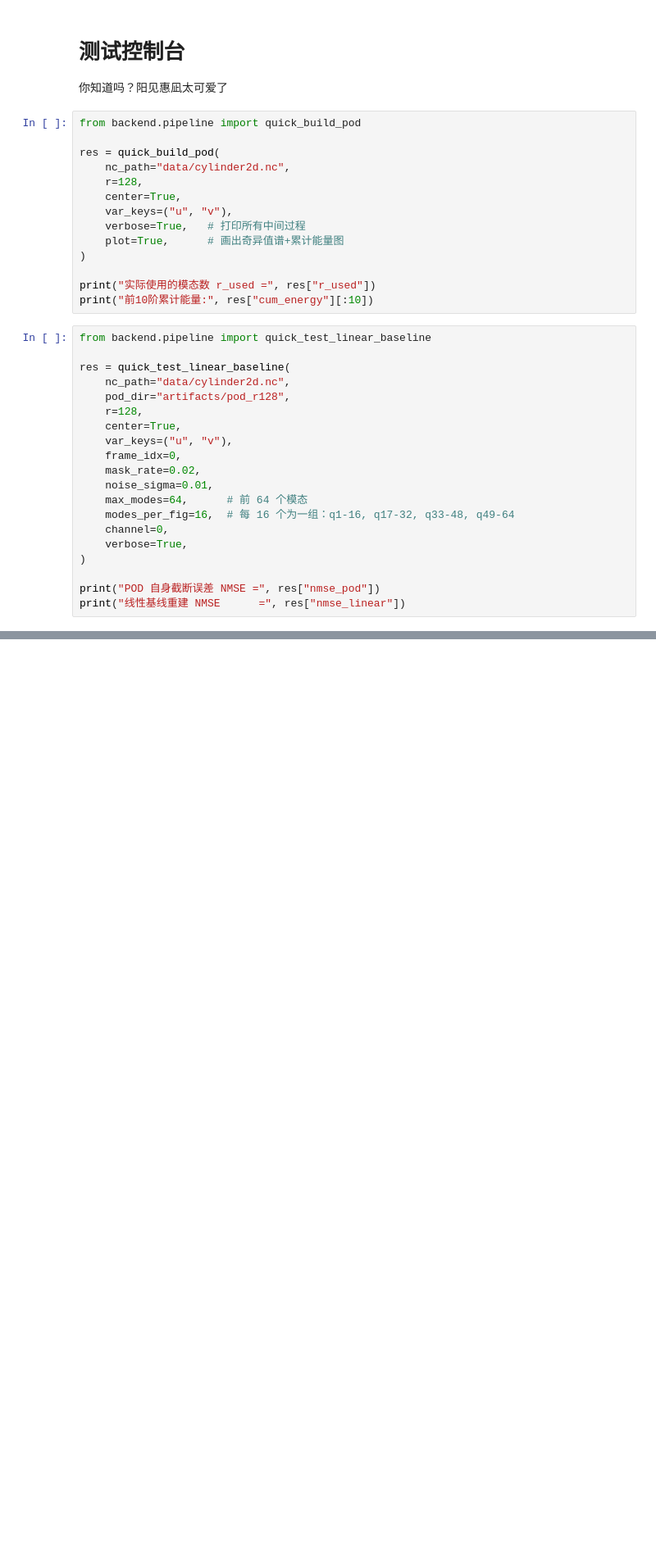
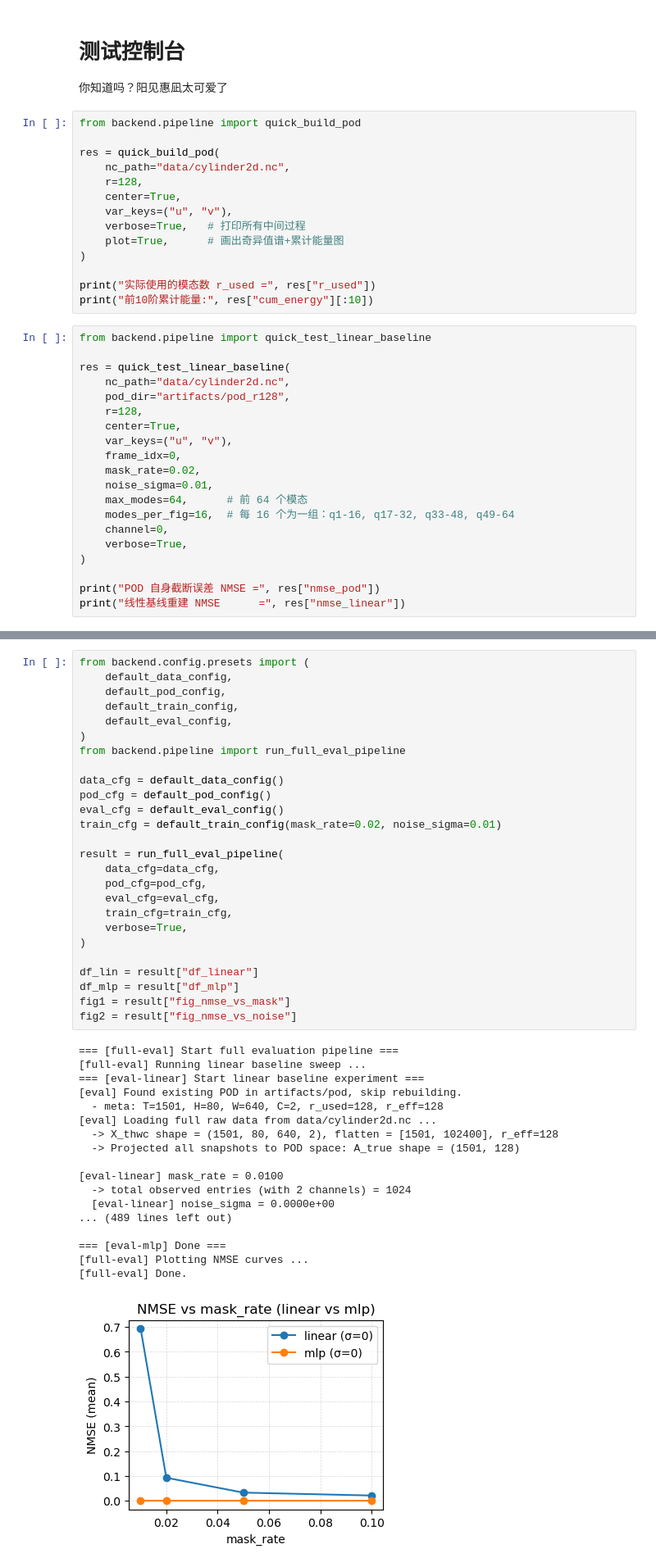
Before and after one commit to Flyingfish812/Ena, a Jupyter notebook: console.ipynb, the cells around one changed output, grey strips where cells are left out. Shown at 82% size. Saved outputs shown, nothing was run; the diff lists cells and outputs as text; blank space fills up the shorter version.

```diff
--- a/console.ipynb
+++ b/console.ipynb
@@ -63,0 +198,45 @@ print("NMSE(MLP baseline)   =", res["nmse_mlp"])
+# %%
+from backend.config.presets import (
+    default_data_config,
+    default_pod_config,
+    default_train_config,
+    default_eval_config,
+)
+from backend.pipeline import run_full_eval_pipeline
+
+data_cfg = default_data_config()
+pod_cfg = default_pod_config()
+eval_cfg = default_eval_config()
+train_cfg = default_train_config(mask_rate=0.02, noise_sigma=0.01)
+
+result = run_full_eval_pipeline(
+    data_cfg=data_cfg,
+    pod_cfg=pod_cfg,
+    eval_cfg=eval_cfg,
+    train_cfg=train_cfg,
+    verbose=True,
+)
+
+df_lin = result["df_linear"]
+df_mlp = result["df_mlp"]
+fig1 = result["fig_nmse_vs_mask"]
+fig2 = result["fig_nmse_vs_noise"]
+# %% [output]
+=== [full-eval] Start full evaluation pipeline ===
+[full-eval] Running linear baseline sweep ...
+=== [eval-linear] Start linear baseline experiment ===
+[eval] Found existing POD in artifacts/pod, skip rebuilding.
+  - meta: T=1501, H=80, W=640, C=2, r_used=128, r_eff=128
+[eval] Loading full raw data from data/cylinder2d.nc ...
+  -> X_thwc shape = (1501, 80, 640, 2), flatten = [1501, 102400], r_eff=128
+  -> Projected all snapshots to POD space: A_true shape = (1501, 128)
+
+[eval-linear] mask_rate = 0.0100
+  -> total observed entries (with 2 channels) = 1024
+  [eval-linear] noise_sigma = 0.0000e+00
+... (489 lines left out)
+
+=== [eval-mlp] Done ===
+[full-eval] Plotting NMSE curves ...
+[full-eval] Done.
+[figure, added]
```
Also changed, not shown: parts of 3 cells of this notebook, 7 other files.
